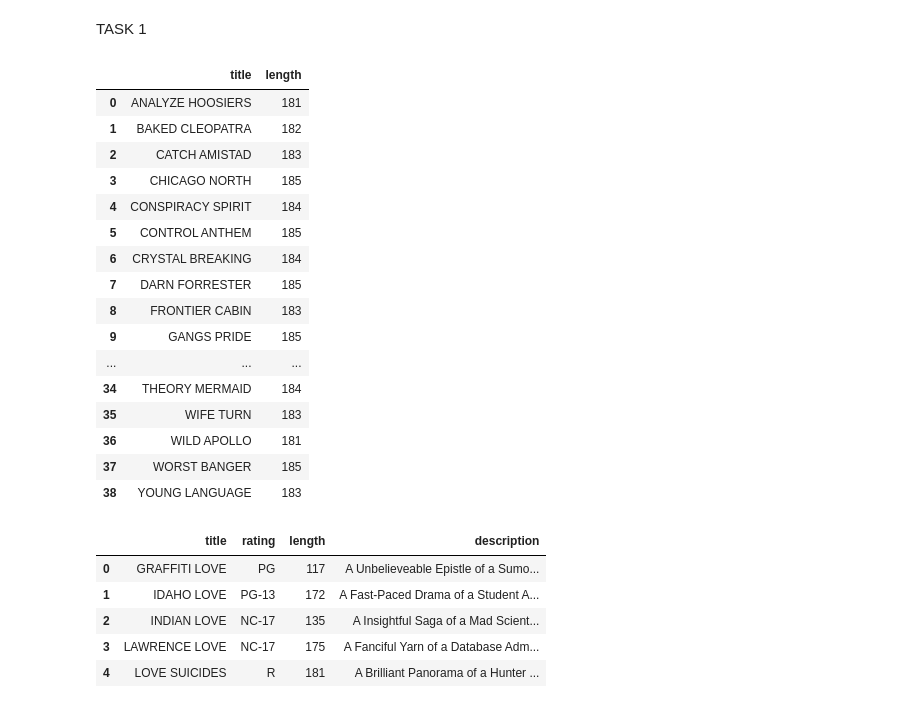
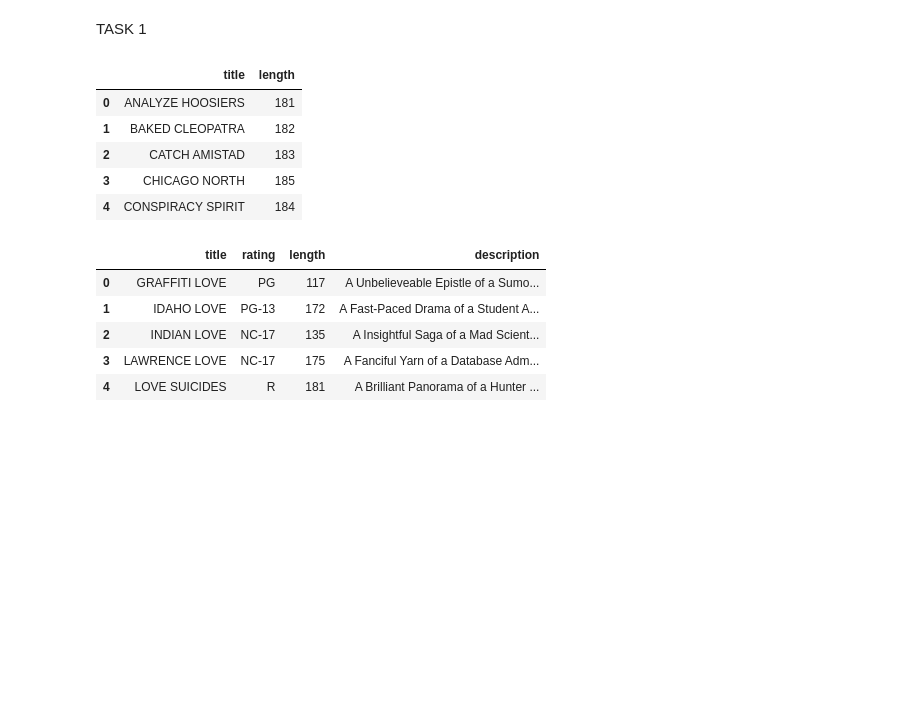
Before and after one commit to karlrydberg-stack/lab_sql_karl_rydberg_de25, a Jupyter notebook: test_sakila.ipynb, the cells around one changed output. Drawn from its saved outputs; the diff is of its cells as text; code cells hidden in the pictures; blank space fills up the shorter version.

```diff
--- a/test_sakila.ipynb
+++ b/test_sakila.ipynb
@@ -16,30 +16,19 @@ TASK 1
 # %%
 # a)
 
 a = duckdb.sql("""SELECT
                title,
                length
                FROM film
                WHERE length > 180;""").df()
-a
+a.head()
 # %% [output]
 |  | title | length |
 | 0 | ANALYZE HOOSIERS | 181 |
 | 1 | BAKED CLEOPATRA | 182 |
 | 2 | CATCH AMISTAD | 183 |
 | 3 | CHICAGO NORTH | 185 |
 | 4 | CONSPIRACY SPIRIT | 184 |
-| 5 | CONTROL ANTHEM | 185 |
-| 6 | CRYSTAL BREAKING | 184 |
-| 7 | DARN FORRESTER | 185 |
-| 8 | FRONTIER CABIN | 183 |
-| 9 | GANGS PRIDE | 185 |
-| ... | ... | ... |
-| 34 | THEORY MERMAID | 184 |
-| 35 | WIFE TURN | 183 |
-| 36 | WILD APOLLO | 181 |
-| 37 | WORST BANGER | 185 |
-| 38 | YOUNG LANGUAGE | 183 |
 # %%
 # b)
 
```
Also changed, not shown: parts of 3 cells of this notebook, 2 other files.
